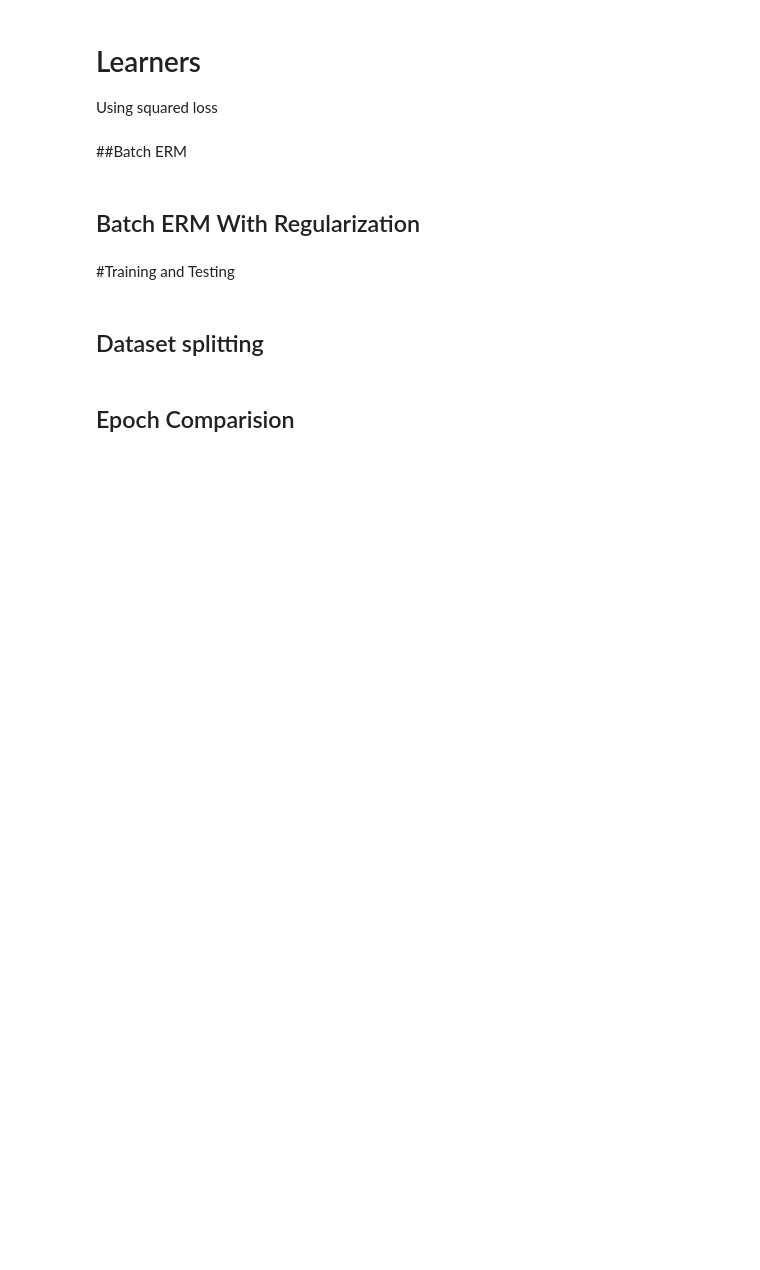
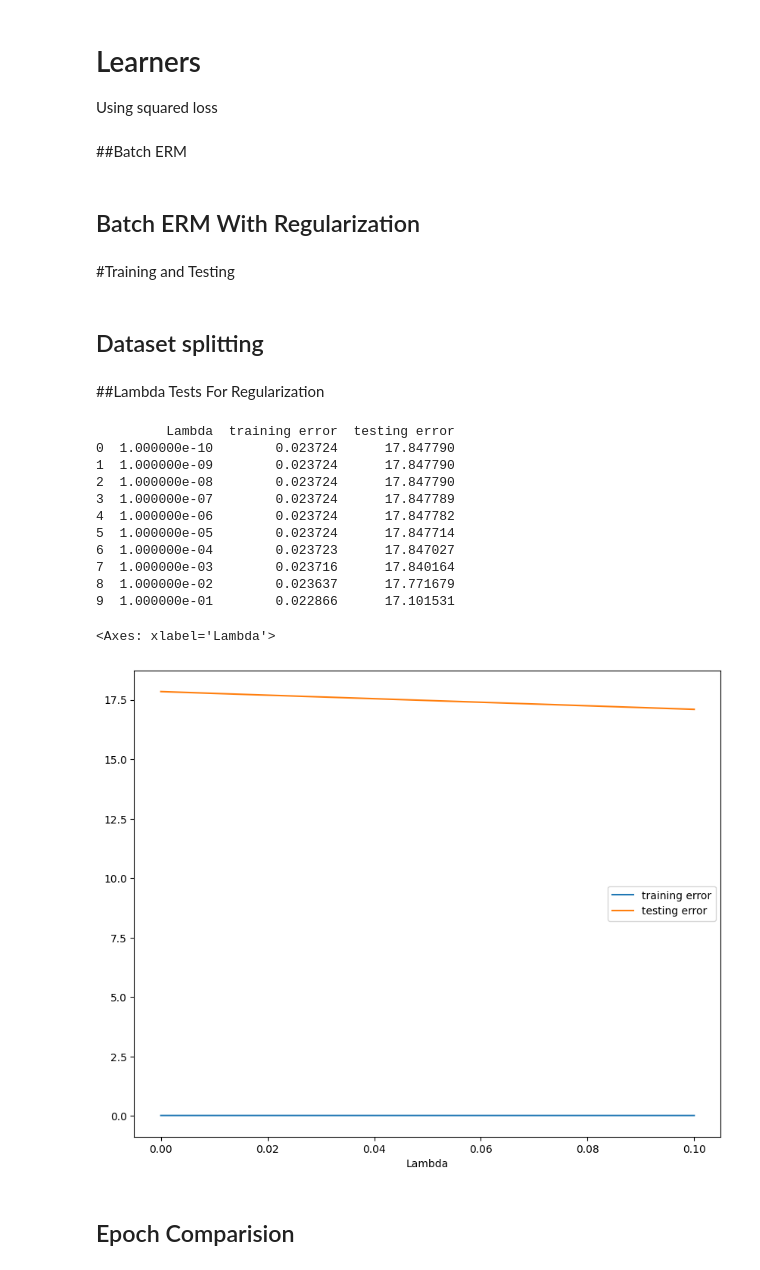
Before and after one commit to lua1235/TornML, a Jupyter notebook: Testbed.ipynb, the cells around one changed output. Drawn from its saved outputs; the diff is of its cells as text; code cells hidden in the pictures; blank space fills up the shorter version.

```diff
--- a/Testbed.ipynb
+++ b/Testbed.ipynb
@@ -103,6 +103,38 @@ test_n = len(train_features)
 
 def loss(a) :
     return 0.01
+# %% [markdown]
+##Lambda Tests For Regularization
+# %%
+errors = {'Lambda' : [], 'training error' : [], 'testing error' : []}
+
+for i in range(10, 0, -1) :
+  reg_f, reg_w = batch_reg_learner(train_features, train_labels, loss, _lambda = 1/(10**i), epochs = 1000)
+  #print(batch_erm_w)
+  #print(batch_erm_f(train_features[0]))
+  train_error = (1/train_n) * sum([(reg_f(x) - y) ** 2 for x, y in zip(train_features, train_labels)])
+  test_error = (1/test_n) * sum([(reg_f(x) - y) ** 2 for x, y in zip(test_features, test_labels)])
+  errors['Lambda'].append(1/(10**i))
+  errors['training error'].append(train_error)
+  errors['testing error'].append(test_error)
+
+errors = pd.DataFrame(errors)
+print(errors)
+errors.plot(figsize=(10, 8), x='Lambda', y=['training error', 'testing error'])
+# %% [output]
+         Lambda  training error  testing error
+0  1.000000e-10        0.023724      17.847790
+1  1.000000e-09        0.023724      17.847790
+2  1.000000e-08        0.023724      17.847790
+3  1.000000e-07        0.023724      17.847789
+4  1.000000e-06        0.023724      17.847782
+5  1.000000e-05        0.023724      17.847714
+6  1.000000e-04        0.023723      17.847027
+7  1.000000e-03        0.023716      17.840164
+8  1.000000e-02        0.023637      17.771679
+9  1.000000e-01        0.022866      17.101531
+<Axes: xlabel='Lambda'>
+[figure, added]
 # %% [markdown]
 ## Epoch Comparision
 # %%
```
Also changed, not shown: parts of 2 cells of this notebook.
